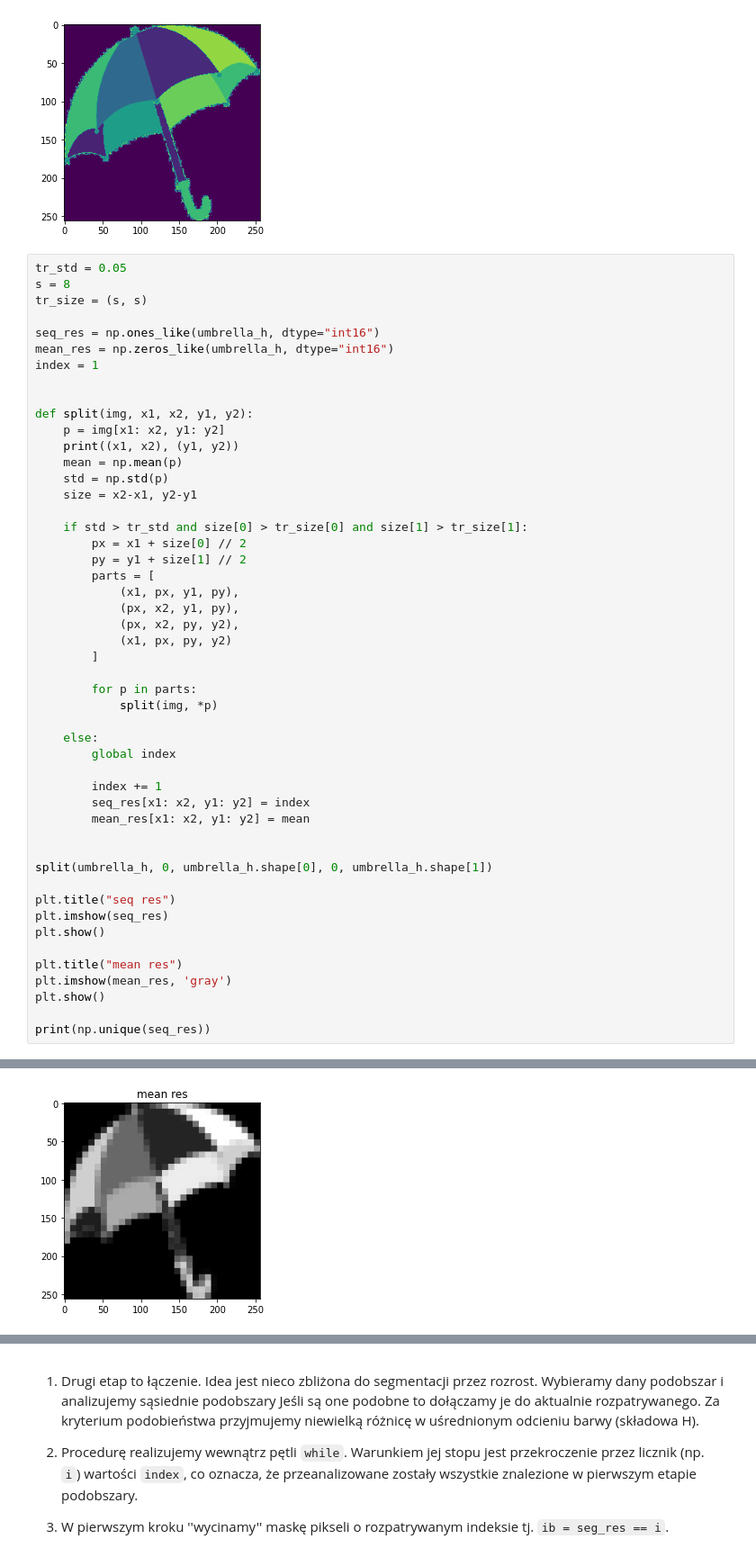
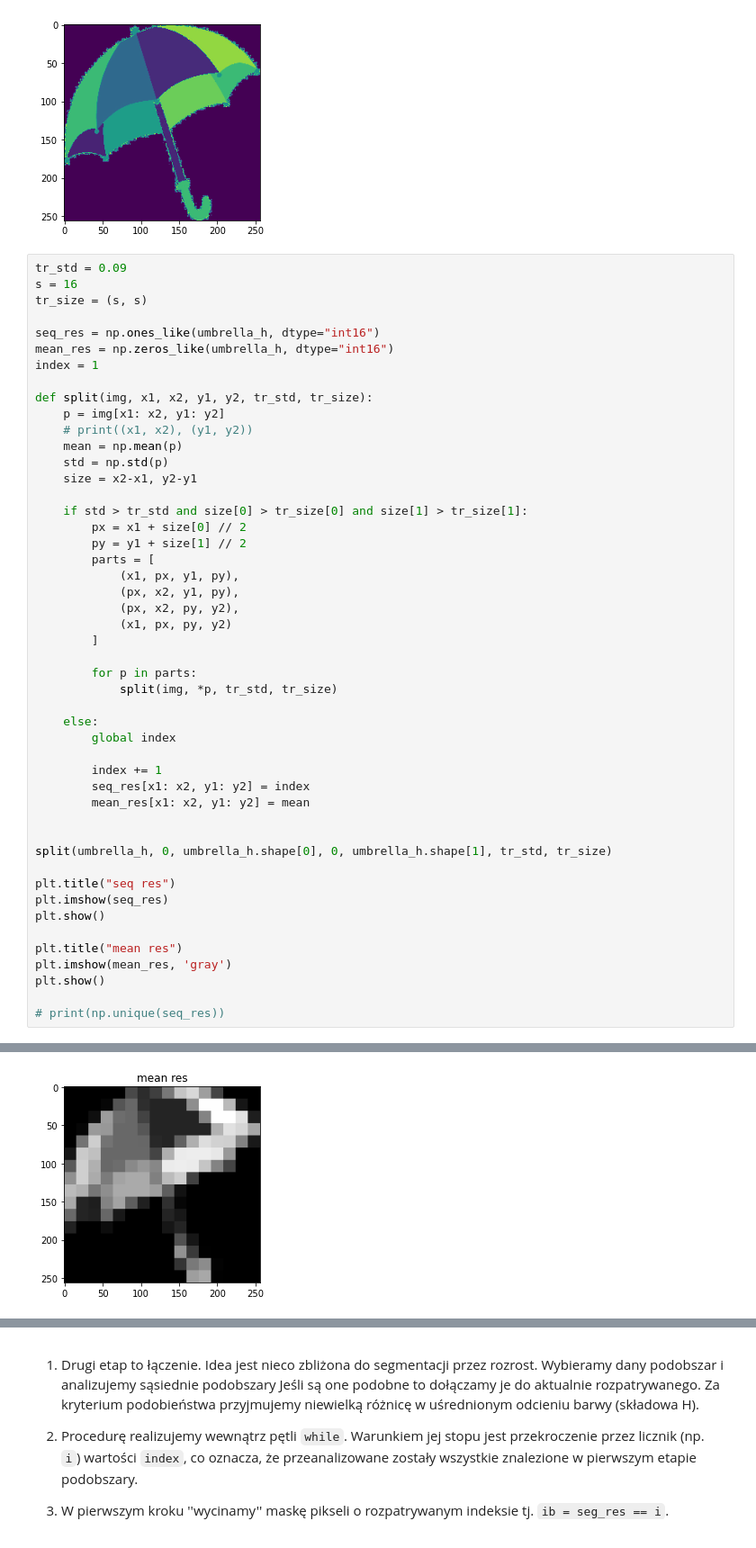
Before and after one commit to RysiekPrecikowski/WDCPO, a Jupyter notebook: sem6/lab3/10_segmentation.ipynb, the cells around one changed output, grey strips where cells are left out. Shown at 90% size. Cells and saved outputs as stored; diff of their text form.

Commit message:
segmentation by splitting finished

```diff
--- a/sem6/lab3/10_segmentation.ipynb
+++ b/sem6/lab3/10_segmentation.ipynb
@@ -333,18 +333,17 @@ plt.show()
 [figure]
 [figure]
 # %%
-tr_std = 0.05
-s = 8
+tr_std = 0.09
+s = 16
 tr_size = (s, s)
 
 seq_res = np.ones_like(umbrella_h, dtype="int16")
 mean_res = np.zeros_like(umbrella_h, dtype="int16")
 index = 1
 
-
-def split(img, x1, x2, y1, y2):
+def split(img, x1, x2, y1, y2, tr_std, tr_size):
     p = img[x1: x2, y1: y2]
-    print((x1, x2), (y1, y2))
+    # print((x1, x2), (y1, y2))
     mean = np.mean(p)
     std = np.std(p)
     size = x2-x1, y2-y1
@@ -360,7 +359,7 @@ def split(img, x1, x2, y1, y2):
         ]
 
         for p in parts:
-            split(img, *p)
+            split(img, *p, tr_std, tr_size)
 
     else:
         global index
@@ -370,7 +369,7 @@ def split(img, x1, x2, y1, y2):
         mean_res[x1: x2, y1: y2] = mean
 
 
-split(umbrella_h, 0, umbrella_h.shape[0], 0, umbrella_h.shape[1])
+split(umbrella_h, 0, umbrella_h.shape[0], 0, umbrella_h.shape[1], tr_std, tr_size)
 
 plt.title("seq res")
 plt.imshow(seq_res)
@@ -380,5 +379,5 @@ plt.title("mean res")
 plt.imshow(mean_res, 'gray')
 plt.show()
 
-print(np.unique(seq_res))
+# print(np.unique(seq_res))
 # %% [output]
@@ -402,2 +384,2 @@ print(np.unique(seq_res))
 [figure]
-[figure, old version]
+[figure, new version]
```
Also changed, not shown: parts of 6 cells of this notebook.
